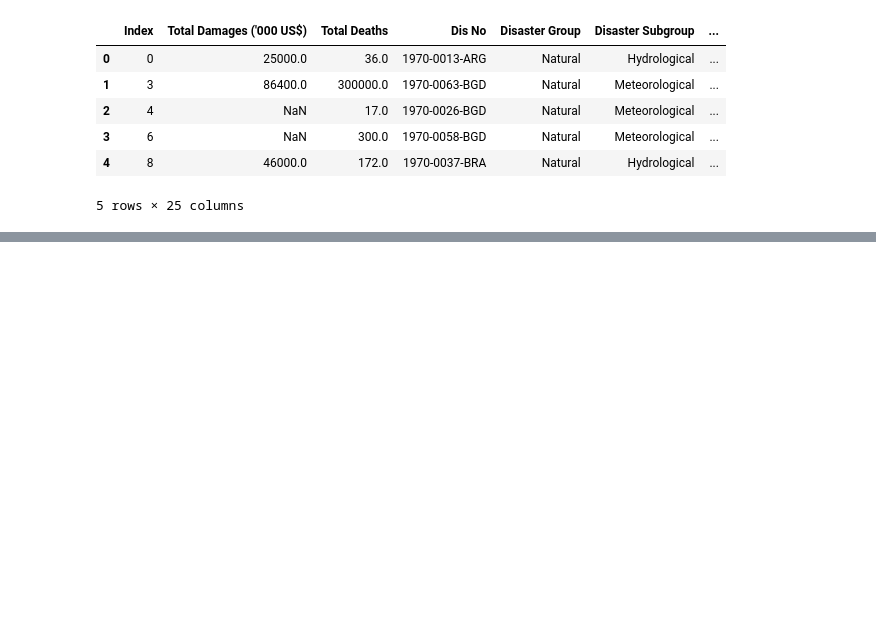
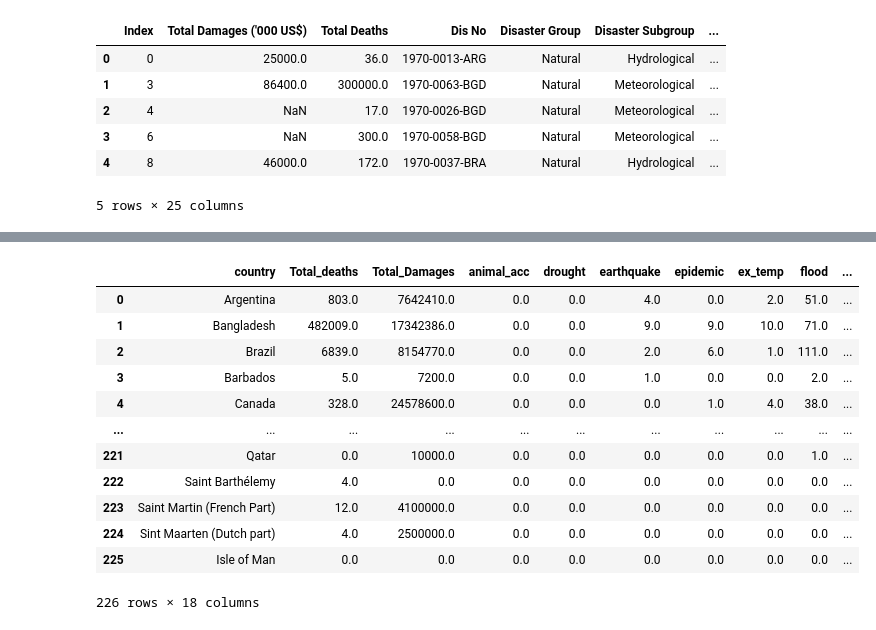
Before and after one commit to Ao-27/Project3_NaturalDisastersDataReview, a Jupyter notebook: CountryFocused_DF_csv.ipynb, the cells around one changed output, grey strips where cells are left out. Drawn from its saved outputs; the diff is of its cells as text; code cells hidden in the pictures; blank space fills up the shorter version.

```diff
--- a/CountryFocused_DF_csv.ipynb
+++ b/CountryFocused_DF_csv.ipynb
@@ -485,0 +111,3 @@ memory usage: 2.7+ MB
+# %%
+disaster_df = Filtered_Complete_DataAnalysis_df.pivot_table(values='disaster',
+                                            index = Filtered_Complete_DataAnalysis_df.index, columns = 'Disaster Type')
@@ -485,0 +149,15 @@ memory usage: 2.7+ MB
+# %%
+labels = ['Dis_no', 'Country', 'Continent', 'Start_Year', 'Total_deaths', 'Total_Damages']
+
+
+df = pd.DataFrame({labels[0]: Filtered_Complete_DataAnalysis_df['Dis No'],
+                   labels[1]: Filtered_Complete_DataAnalysis_df['Country'],
+                   labels[2]: Filtered_Complete_DataAnalysis_df['Continent'],
+                   labels[3]: Filtered_Complete_DataAnalysis_df['Start Year'],
+                   labels[4]: Filtered_Complete_DataAnalysis_df['Total Deaths'],
+                   labels[5]: Filtered_Complete_DataAnalysis_df['Total Damages (\'000 US$)']
+})
+
+
+
+df
@@ -485,0 +178,2 @@ memory usage: 2.7+ MB
+# %%
+df2  = df.join(disaster_df)
@@ -485,0 +196,8 @@ memory usage: 2.7+ MB
+# %%
+
+
+countries = df2['Country'].unique()
+
+#countries = np.delete(countries, np.where(countries == 'Argentina'))
+
+countries
@@ -485,0 +292,17 @@ memory usage: 2.7+ MB
+# %%
+final = pd.DataFrame(done)
+final
+# %% [output]
+|  | country | Total_deaths | Total_Damages | animal_acc | drought | earthquake | epidemic | ex_temp | flood | ... |
+| 0 | Argentina | 803.0 | 7642410.0 | 0.0 | 0.0 | 4.0 | 0.0 | 2.0 | 51.0 | ... |
+| 1 | Bangladesh | 482009.0 | 17342386.0 | 0.0 | 0.0 | 9.0 | 9.0 | 10.0 | 71.0 | ... |
+| 2 | Brazil | 6839.0 | 8154770.0 | 0.0 | 0.0 | 2.0 | 6.0 | 1.0 | 111.0 | ... |
+| 3 | Barbados | 5.0 | 7200.0 | 0.0 | 0.0 | 1.0 | 0.0 | 0.0 | 2.0 | ... |
+| 4 | Canada | 328.0 | 24578600.0 | 0.0 | 0.0 | 0.0 | 1.0 | 4.0 | 38.0 | ... |
+| ... | ... | ... | ... | ... | ... | ... | ... | ... | ... | ... |
+| 221 | Qatar | 0.0 | 10000.0 | 0.0 | 0.0 | 0.0 | 0.0 | 0.0 | 1.0 | ... |
+| 222 | Saint Barthélemy | 4.0 | 0.0 | 0.0 | 0.0 | 0.0 | 0.0 | 0.0 | 0.0 | ... |
+| 223 | Saint Martin (French Part) | 12.0 | 4100000.0 | 0.0 | 0.0 | 0.0 | 0.0 | 0.0 | 0.0 | ... |
+| 224 | Sint Maarten (Dutch part) | 4.0 | 2500000.0 | 0.0 | 0.0 | 0.0 | 0.0 | 0.0 | 0.0 | ... |
+| 225 | Isle of Man | 0.0 | 0.0 | 0.0 | 0.0 | 0.0 | 0.0 | 0.0 | 0.0 | ... |
+226 rows × 18 columns
```
Also changed, not shown: parts of 41 cells of this notebook, 39 other files.
